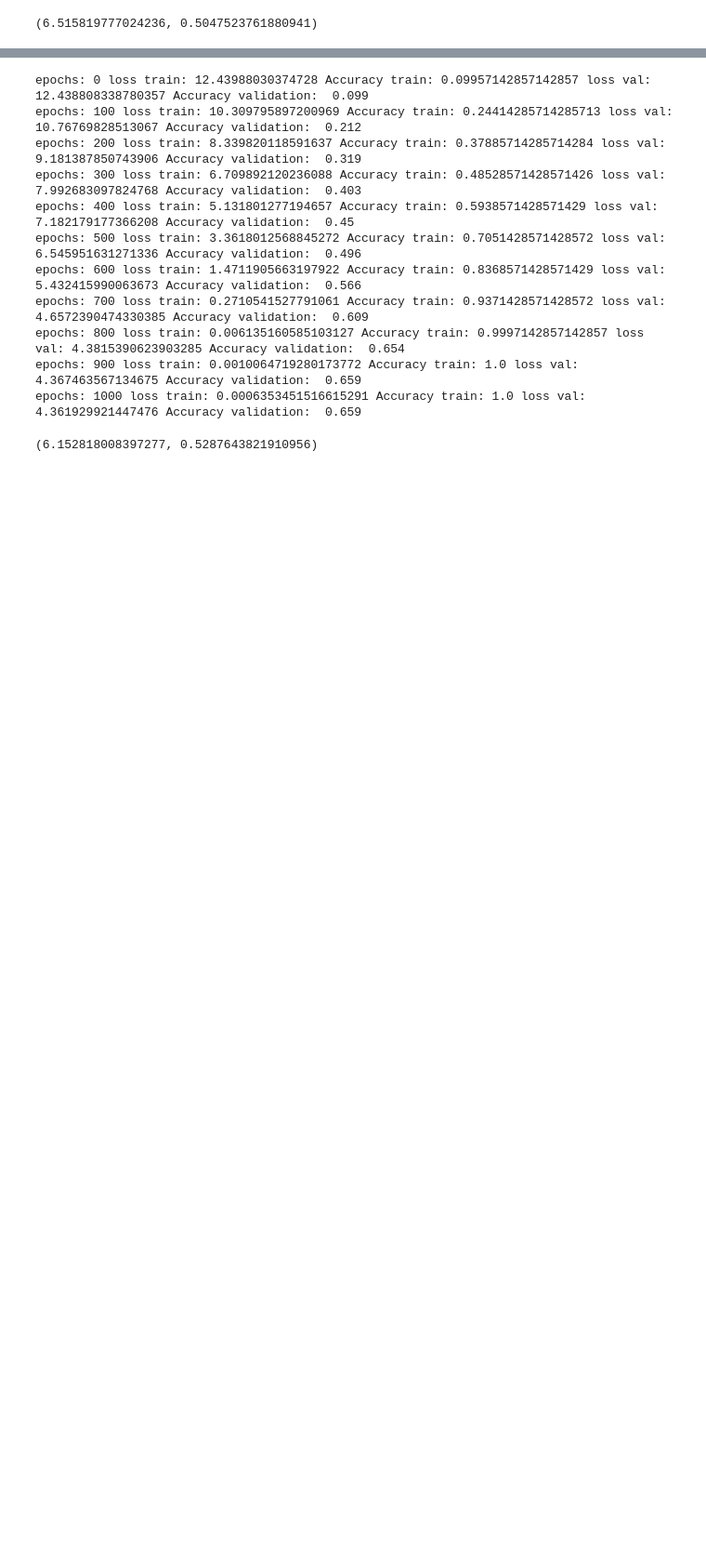
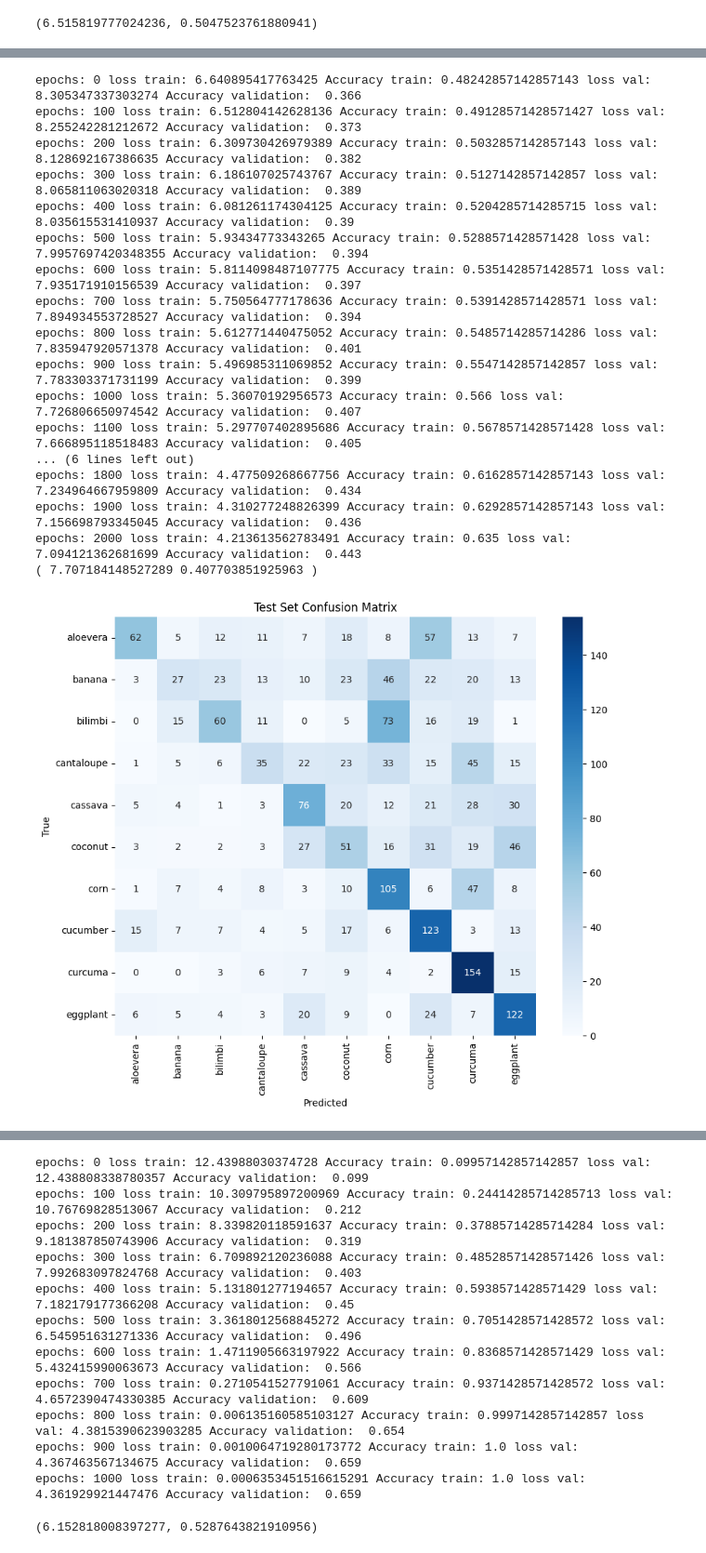
Before and after one commit to negative318/Neural-Network-From-Scratch, a Jupyter notebook: train_MLP_autograd.ipynb, the cells around one changed output, grey strips where cells are left out. Shown: that part at 93% size. Cells and saved outputs as stored; diff of their text form; code cells hidden in the pictures; blank space fills up the shorter version.

```diff
--- a/train_MLP_autograd.ipynb
+++ b/train_MLP_autograd.ipynb
@@ -1596,3 +1608,25 @@ epochs: 4000 loss train: 3.922816533114144 Accuracy train: 0.6598571428571428 lo
+# %%
+nn.train(x_train, y_train,x_validation, y_validation, epochs=2001,batch_size = 128)
+nn.test(x_test,y_test)
+# %% [output]
+epochs: 0 loss train: 6.640895417763425 Accuracy train: 0.48242857142857143 loss val: 8.305347337303274 Accuracy validation:  0.366
+epochs: 100 loss train: 6.512804142628136 Accuracy train: 0.49128571428571427 loss val: 8.255242281212672 Accuracy validation:  0.373
+epochs: 200 loss train: 6.309730426979389 Accuracy train: 0.5032857142857143 loss val: 8.128692167386635 Accuracy validation:  0.382
+epochs: 300 loss train: 6.186107025743767 Accuracy train: 0.5127142857142857 loss val: 8.065811063020318 Accuracy validation:  0.389
+epochs: 400 loss train: 6.081261174304125 Accuracy train: 0.5204285714285715 loss val: 8.035615531410937 Accuracy validation:  0.39
+epochs: 500 loss train: 5.93434773343265 Accuracy train: 0.5288571428571428 loss val: 7.9957697420348355 Accuracy validation:  0.394
+epochs: 600 loss train: 5.8114098487107775 Accuracy train: 0.5351428571428571 loss val: 7.935171910156539 Accuracy validation:  0.397
+epochs: 700 loss train: 5.750564777178636 Accuracy train: 0.5391428571428571 loss val: 7.894934553728527 Accuracy validation:  0.394
+epochs: 800 loss train: 5.612771440475052 Accuracy train: 0.5485714285714286 loss val: 7.835947920571378 Accuracy validation:  0.401
+epochs: 900 loss train: 5.496985311069852 Accuracy train: 0.5547142857142857 loss val: 7.783303371731199 Accuracy validation:  0.399
+epochs: 1000 loss train: 5.36070192956573 Accuracy train: 0.566 loss val: 7.726806650974542 Accuracy validation:  0.407
+epochs: 1100 loss train: 5.297707402895686 Accuracy train: 0.5678571428571428 loss val: 7.666895118518483 Accuracy validation:  0.405
+... (6 lines left out)
+epochs: 1800 loss train: 4.477509268667756 Accuracy train: 0.6162857142857143 loss val: 7.234964667959809 Accuracy validation:  0.434
+epochs: 1900 loss train: 4.310277248826399 Accuracy train: 0.6292857142857143 loss val: 7.156698793345045 Accuracy validation:  0.436
+epochs: 2000 loss train: 4.213613562783491 Accuracy train: 0.635 loss val: 7.094121362681699 Accuracy validation:  0.443
+( 7.707184148527289 0.407703851925963 )
+[figure, added]
 # %%
 y_pred = nn.forward(Tensor(x_test))
 
```
Also changed, not shown: parts of 4 cells of this notebook, 1 other file.
